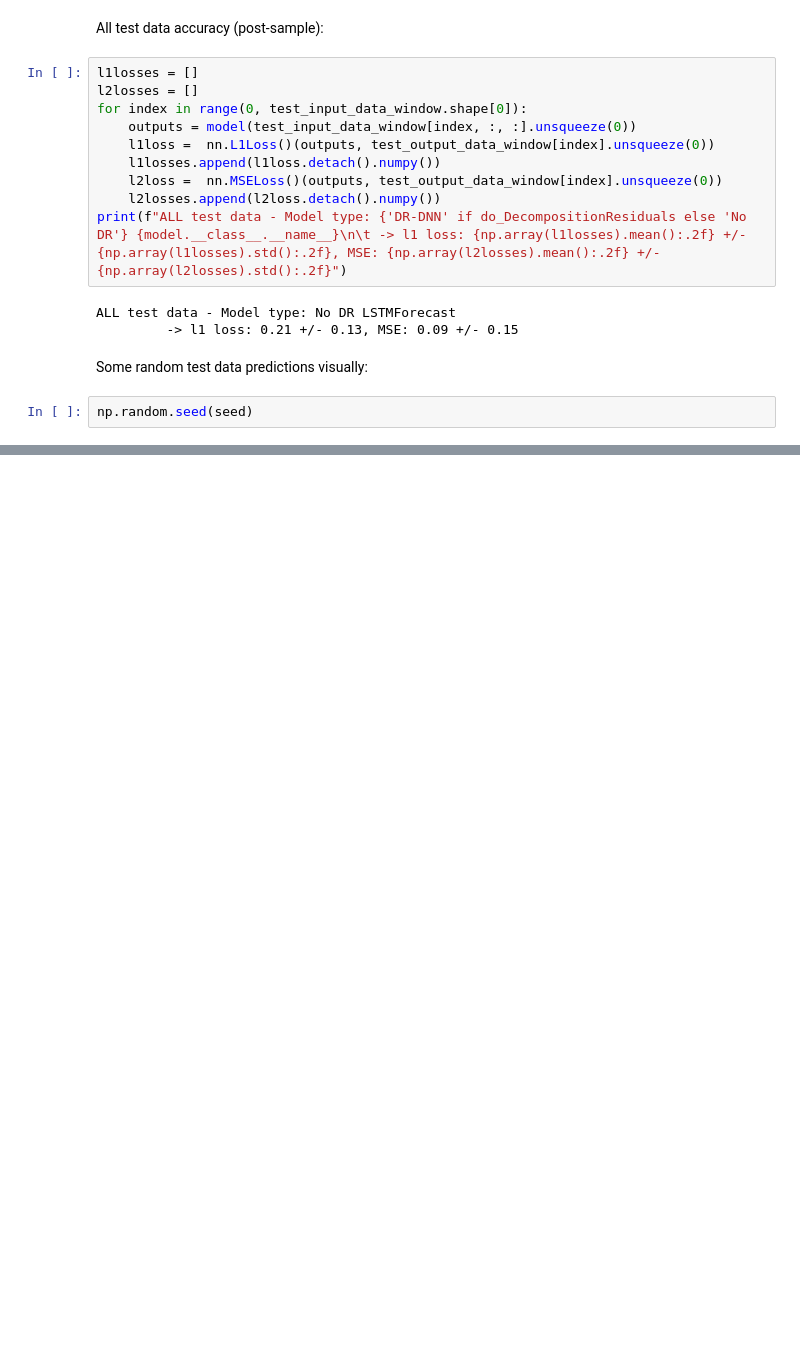
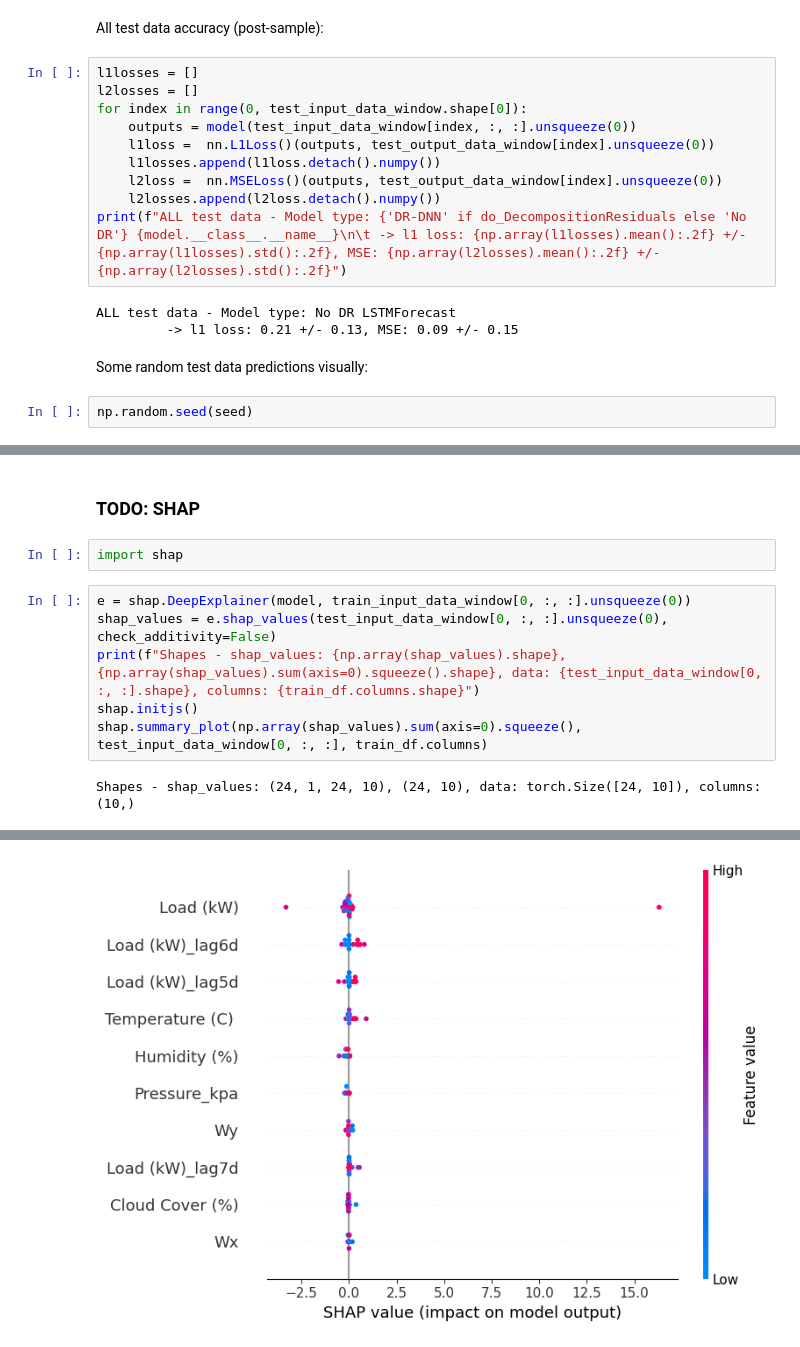
Before and after one commit to temp3rr0r/DR-DNN, a Jupyter notebook: Load_kW_NoDR.ipynb, the cells around one changed output, grey strips where cells are left out. Drawn from its saved outputs; the diff is of its cells as text; blank space fills up the shorter version.

```diff
--- a/Load_kW_NoDR.ipynb
+++ b/Load_kW_NoDR.ipynb
@@ -602,0 +607,12 @@ plt.show()
+# %% [markdown]
+### TODO: SHAP
+# %%
+import shap
+# %%
+e = shap.DeepExplainer(model, train_input_data_window[0, :, :].unsqueeze(0))
+shap_values = e.shap_values(test_input_data_window[0, :, :].unsqueeze(0), check_additivity=False)
+print(f"Shapes - shap_values: {np.array(shap_values).shape}, {np.array(shap_values).sum(axis=0).squeeze().shape}, data: {test_input_data_window[0, :, :].shape}, columns: {train_df.columns.shape}")
+shap.initjs()
+shap.summary_plot(np.array(shap_values).sum(axis=0).squeeze(), test_input_data_window[0, :, :], train_df.columns)
+# %% [output]
+Shapes - shap_values: (24, 1, 24, 10), (24, 10), data: torch.Size([24, 10]), columns: (10,)
@@ -602,0 +620 @@ plt.show()
+[figure, added]
```
Also changed, not shown: parts of 20 cells of this notebook, 5 other files.
